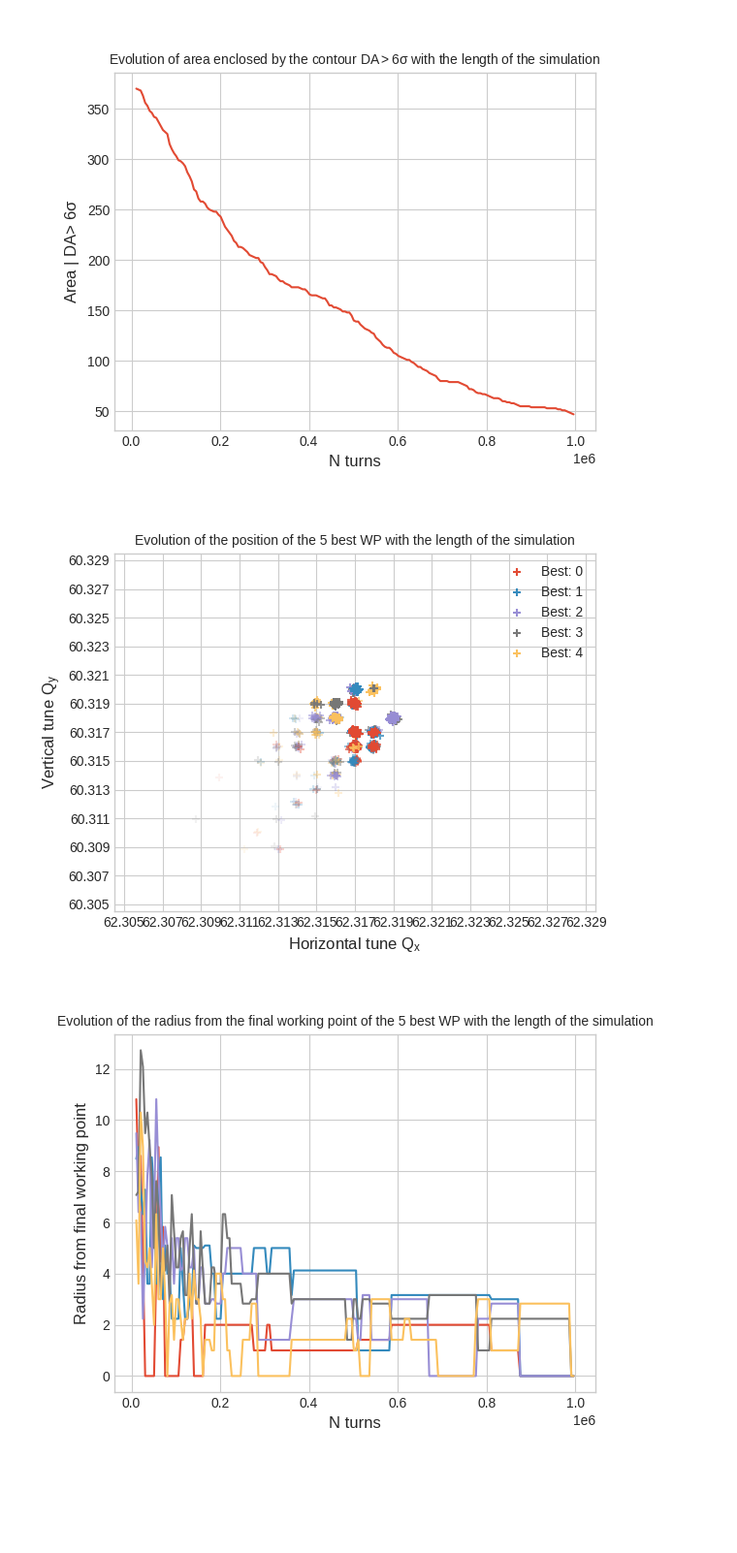
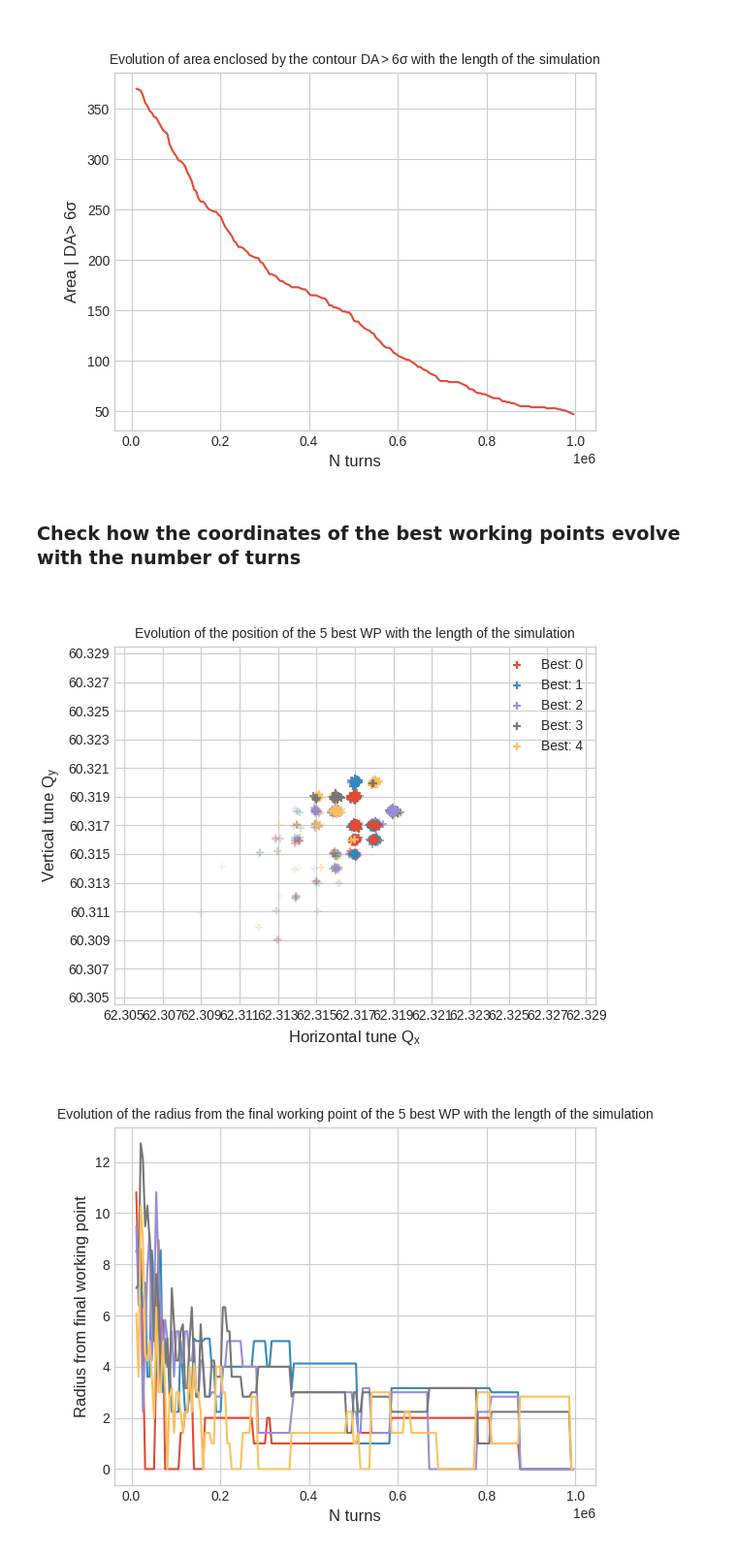
Before and after one commit to ColasDroin/DA_study, a Jupyter notebook: master_study/analysis/analysis_opt_flathv_75_1500_withBB_chroma15_1p4.ipynb, the cells around one changed output. Shown at 97% size. Cells and saved outputs as stored; diff of their text form; code cells hidden in the pictures; blank space fills up the shorter version.

```diff
--- a/master_study/analysis/analysis_opt_flathv_75_1500_withBB_chroma15_1p4.ipynb
+++ b/master_study/analysis/analysis_opt_flathv_75_1500_withBB_chroma15_1p4.ipynb
@@ -181,9 +196,22 @@ plot_heatmap(df_to_plot)
 # %%
+# Load data for all turns
 df_evolution = pd.read_parquet(f"../{STUDY_NAME}/da_evolution.parquet")
 df_evolution = df_evolution.round(3)
 
 # Only keep relevant columns
-df_evolution = df_evolution[['name 1', "q1", "q2", "nb", "normalized amplitude in xy-plane", "on_x1", "oct_current", "bunch_nb", "at_turn"]]
+df_evolution = df_evolution[
+    [
+        "name 1",
+        "q1",
+        "q2",
+        "nb",
+        "normalized amplitude in xy-plane",
+        "on_x1",
+        "oct_current",
+        "bunch_nb",
+        "at_turn",
+    ]
+]
 df_evolution
 # %% [output]
 |  | name 1 | q1 | q2 | nb | normalized amplitude in xy-plane | on_x1 | oct_current | bunch_nb | at_turn |
@@ -200,7 +228,7 @@ df_evolution
 | 84 | madx_624 | 62.329 | 60.329 | 1.400000e+11 | 9.562 | 250.0 | 60.0 | 1963 | 835 |
 411073 rows × 9 columns
 # %%
-def filter_dataframe(df, n_turns= 1000000):
+def filter_dataframe(df, n_turns=1000000):
     # Only keep data up to n_turns, to emulate smaller simulations
     df_filtered = df[df["at_turn"] <= n_turns]
     df_filtered = pd.DataFrame(
@@ -219,7 +247,9 @@ def filter_dataframe(df, n_turns= 1000000):
     df_filtered = df_filtered.round(3)
 
     # Prepare for plotting
-    df_filtered = df_filtered.pivot(index  = 'q2', columns = 'q1', values = 'normalized amplitude in xy-plane')
+    df_filtered = df_filtered.pivot(
+        index="q2", columns="q1", values="normalized amplitude in xy-plane"
+    )
     return df_filtered
 # %%
 def plot_heatmap_evolution(
@@ -396,32 +435,50 @@ plt.title(r"Evolution of area enclosed by the contour $DA>6\sigma$ with the leng
 plt.show()
 # %% [output]
 [figure]
+# %% [markdown]
+### Check how the coordinates of the best working points evolve with the number of turns
 # %%
+# Also get evolution of the position of the point with the maximum DA for each N
 # Plot with a line whose color is proportional to n_turns
 plt.figure()
 for i, l_position in enumerate(ll_position_best):
     # ! Careful, x and y reversed
     for j, (y, x) in enumerate(l_position):
         # Add some jiggle to the points so that they are visible
         x += np.random.normal(0, 0.1)
         y += np.random.normal(0, 0.1)
         if i == len(ll_position_best) - 1:
-            plt.scatter(x, y, color=sns.color_palette()[j], alpha=i / len(ll_position_best), marker="+", label = f"Best: {j}")
+            plt.scatter(
+                x,
+                y,
+                color=sns.color_palette()[j],
+                alpha=i / len(ll_position_best),
+                marker="+",
+                label=f"Best: {j}",
+            )
         else:
-            plt.scatter(x, y, color=sns.color_palette()[j], alpha=np.sqrt(i / len(ll_position_best)), marker="+")
+            plt.scatter(
+                x,
+                y,
+                color=sns.color_palette()[j],
+                alpha=np.sqrt(i / len(ll_position_best)),
+                marker="+",
+            )
 # plt.plot([x[1] for x in l_position], [x[0] for x in l_position], alpha = )
 plt.xlabel("Horizontal tune " + r"$Q_x$")
 plt.ylabel("Vertical tune " + r"$Q_y$")
 # Show all ticks and label them with the respective list entries
 plt.xticks(np.arange(len(df_to_plot.columns))[::2], labels=df_to_plot.columns[::2])
 plt.yticks(np.arange(len(df_to_plot.index))[::2], labels=df_to_plot.index[::2])
 plt.xlim(0 - 0.5, array_to_plot.shape[1] - 0.5)
 plt.ylim(0 - 0.5, array_to_plot.shape[0] - 0.5)
-plt.title("Evolution of the position of the 5 best WP with the length of the simulation", fontsize=10)
+plt.title(
+    "Evolution of the position of the 5 best WP with the length of the simulation", fontsize=10
+)
 plt.legend()
 plt.show()
 # %% [output]
-[figure, old version]
+[figure, new version]
 # %%
 # Plot radius from final working point for best DA
 plt.figure()
```
Also changed, not shown: parts of 11 cells of this notebook, 5 other files.
